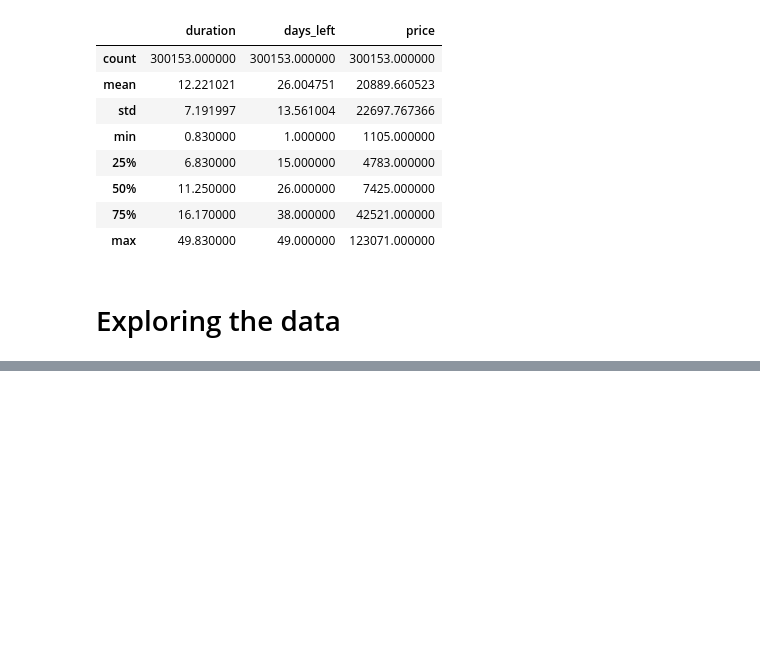
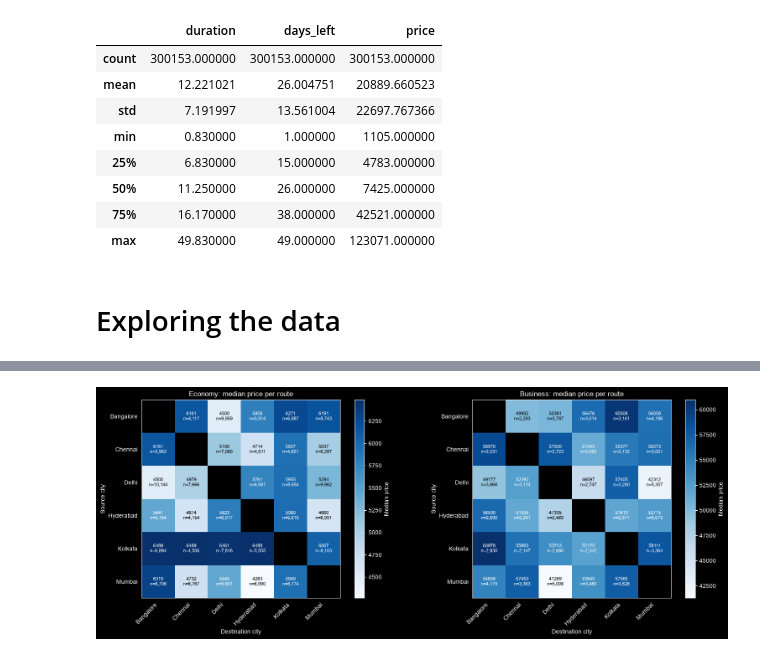
Before and after one commit to IvanKrstv/flight-price-predictor, a Jupyter notebook: src/flight_price_predictor/notebook.ipynb, the cells around one changed output, grey strips where cells are left out. Saved outputs shown, nothing was run; the diff lists cells and outputs as text; code cells hidden in the pictures; blank space fills up the shorter version.

Commit message:
Routes matrix

```diff
--- a/src/flight_price_predictor/notebook.ipynb
+++ b/src/flight_price_predictor/notebook.ipynb
@@ -107,0 +148,34 @@ plt.show()
+# %%
+cities = sorted(flights_data['source_city'].unique())
+
+fig, axes = plt.subplots(1, 2, figsize=(16, 6))
+for ax, cls in zip(axes, classes):
+    subset = flights_data[flights_data['class'] == cls]
+    routes = subset.groupby(['source_city', 'destination_city'])['price']
+    median = routes.median().unstack().reindex(index=cities, columns=cities)
+    count = routes.size().unstack().reindex(index=cities, columns=cities)
+
+    im = ax.imshow(median.values, cmap='Blues')
+    ax.set_xticks(range(len(cities)), cities, rotation=45, ha='right')
+    ax.set_yticks(range(len(cities)), cities)
+    ax.set_xlabel('Destination city')
+    ax.set_ylabel('Source city')
+    ax.set_title(f'{cls}: median price per route')
+    ax.grid(axis='x', alpha=0)
+    ax.grid(axis='y', alpha=0)
+
+    midpoint = (np.nanmin(median.values) + np.nanmax(median.values)) / 2
+    for i in range(len(cities)):
+        for j in range(len(cities)):
+            value = median.iat[i, j]
+            if pd.isna(value):
+                continue
+            ax.text(j, i, f'{value:.0f}\nn={count.iat[i, j]:,.0f}',
+                    ha='center', va='center', fontsize=8,
+                    color='white' if value > midpoint else 'black')
+
+    fig.colorbar(im, ax=ax, label='Median price')
+plt.tight_layout()
+plt.show()
+# %% [output]
+[figure, added]
```
Also changed, not shown: parts of 6 cells of this notebook.
